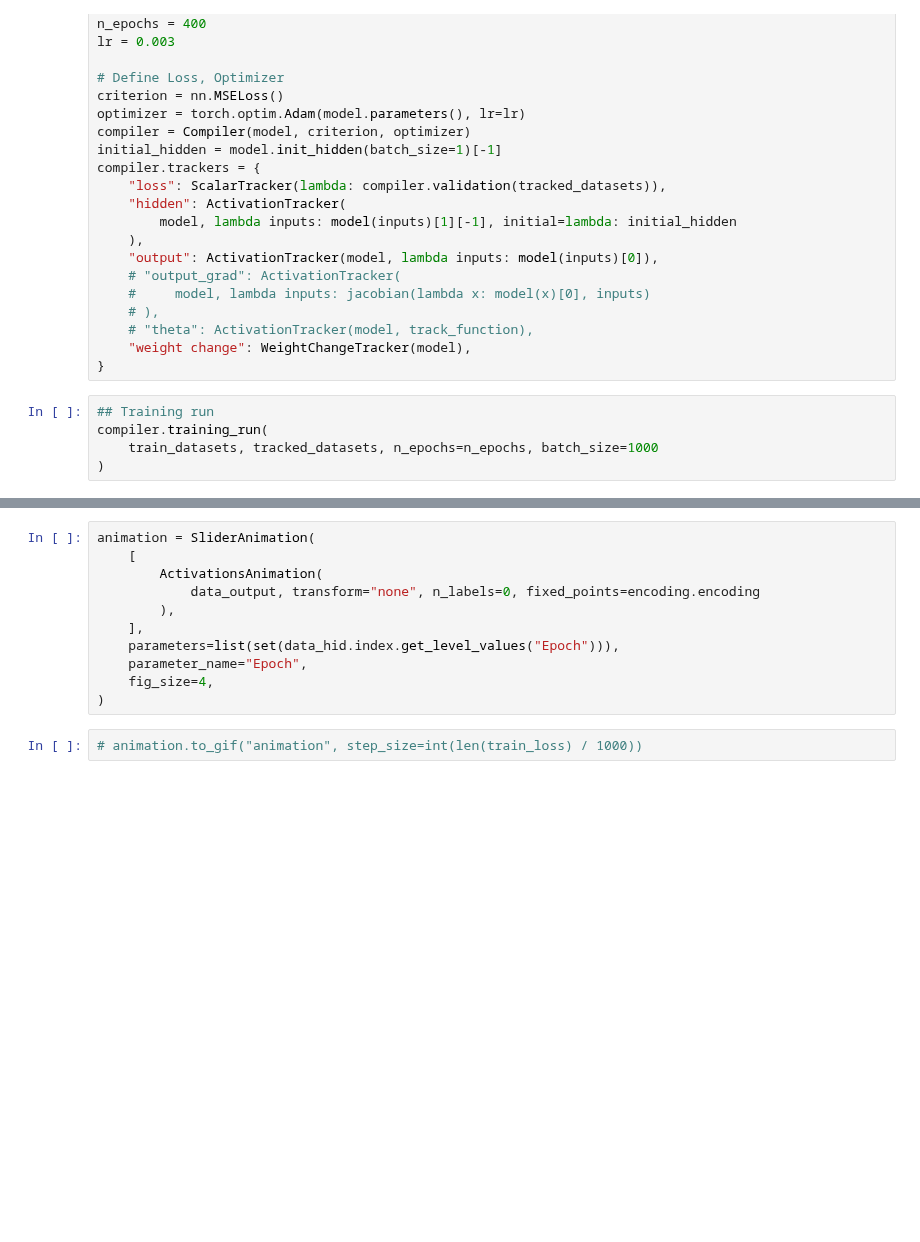
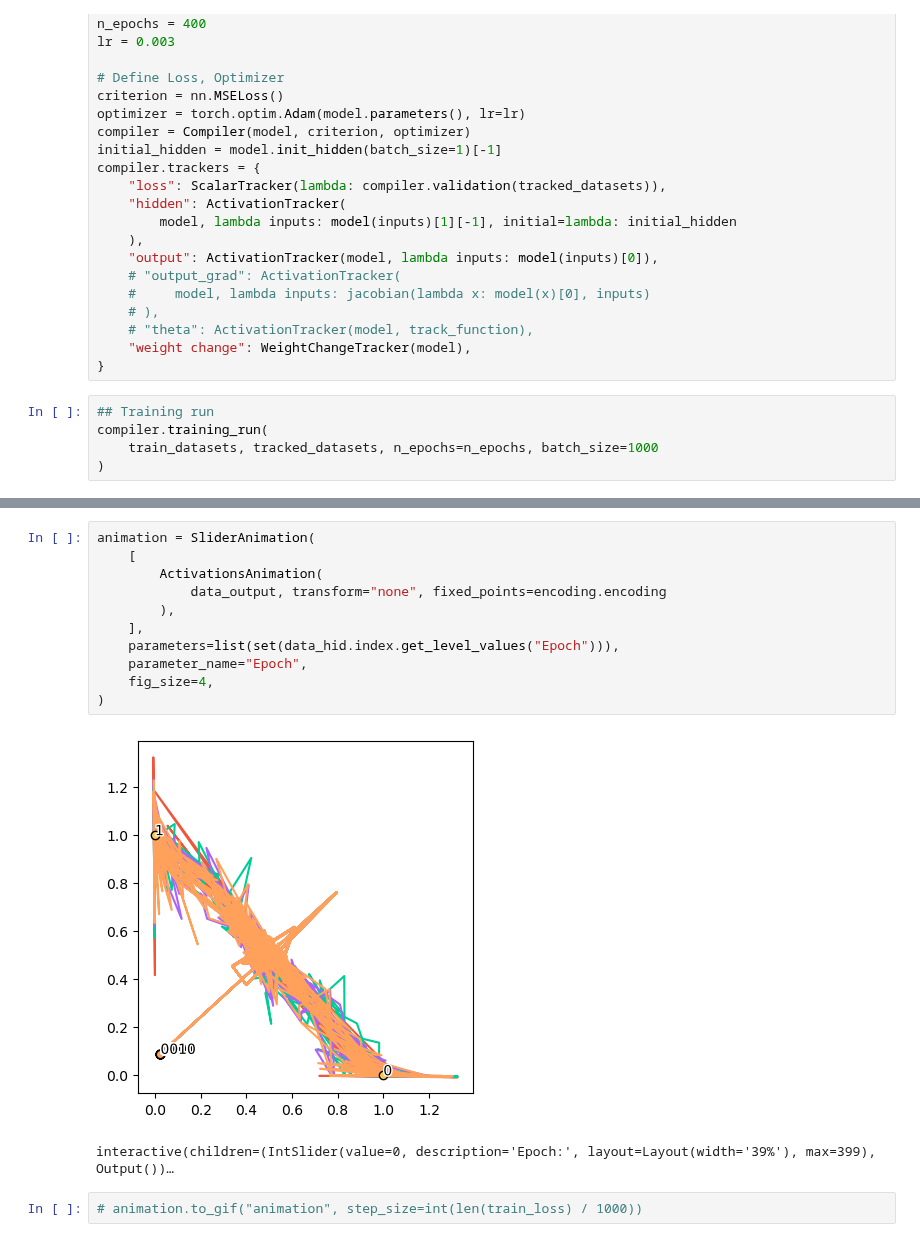
Before and after one commit to loekvanrossem/rnn_structure, a Jupyter notebook: RNN/main.ipynb, the cells around one changed output, grey strips where cells are left out. Drawn from its saved outputs; the diff is of its cells as text; blank space fills up the shorter version.

```diff
--- a/RNN/main.ipynb
+++ b/RNN/main.ipynb
@@ -245,14 +252,17 @@ animation = SliderAnimation(
 # %%
 animation = SliderAnimation(
     [
         ActivationsAnimation(
-            data_output, transform="none", n_labels=0, fixed_points=encoding.encoding
+            data_output, transform="none", fixed_points=encoding.encoding
         ),
     ],
     parameters=list(set(data_hid.index.get_level_values("Epoch"))),
     parameter_name="Epoch",
     fig_size=4,
 )
+# %% [output]
+[figure, added]
+interactive(children=(IntSlider(value=0, description='Epoch:', layout=Layout(width='39%'), max=399), Output())…
 # %%
 # animation.to_gif("animation", step_size=int(len(train_loss) / 1000))
 # %%
```
Also changed, not shown: parts of 4 cells of this notebook, 11 other files.
